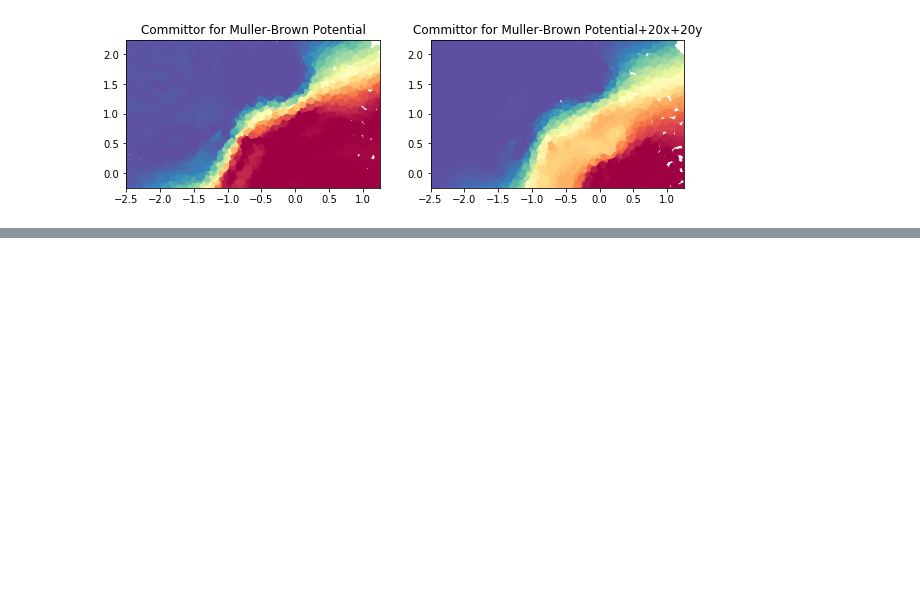
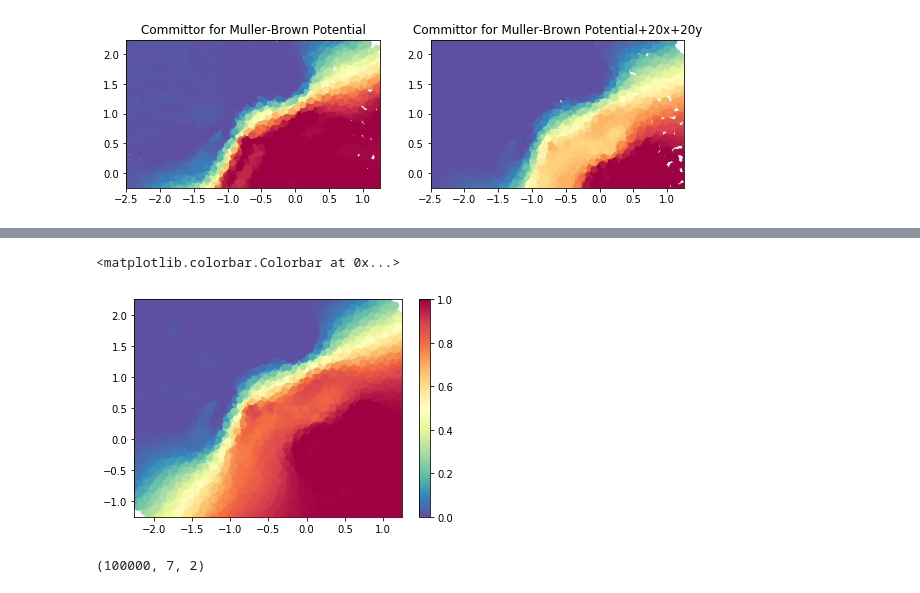
Before and after one commit to chewycharis/work-in-dinner-group-2019, a Jupyter notebook: DGA-Perturbation/jupyter-notebooks/visualize_mb_trajectory.ipynb, the cells around one changed output, grey strips where cells are left out. Saved outputs shown, nothing was run; the diff lists cells and outputs as text; code cells hidden in the pictures; blank space fills up the shorter version.

```diff
--- a/DGA-Perturbation/jupyter-notebooks/visualize_mb_trajectory.ipynb
+++ b/DGA-Perturbation/jupyter-notebooks/visualize_mb_trajectory.ipynb
@@ -39,0 +74,13 @@ plt.set_cmap("Spectral_r")
+# %%
+z=plt.scatter(traj_p[:,0],traj_p[:,1],c=q_p)
+plt.xlim(-2.25,1.25)
+plt.ylim(-1.25,2.25)
+plt.set_cmap("Spectral_r")
+plt.colorbar(z)
+# %% [output]
+<matplotlib.colorbar.Colorbar at 0x...>
+[figure, added]
+# %%
+np.shape(traj_ori[:,1::3,:])
+# %% [output]
+(100000, 7, 2)
```
Also changed, not shown: parts of 11 cells of this notebook, 43 other files.
